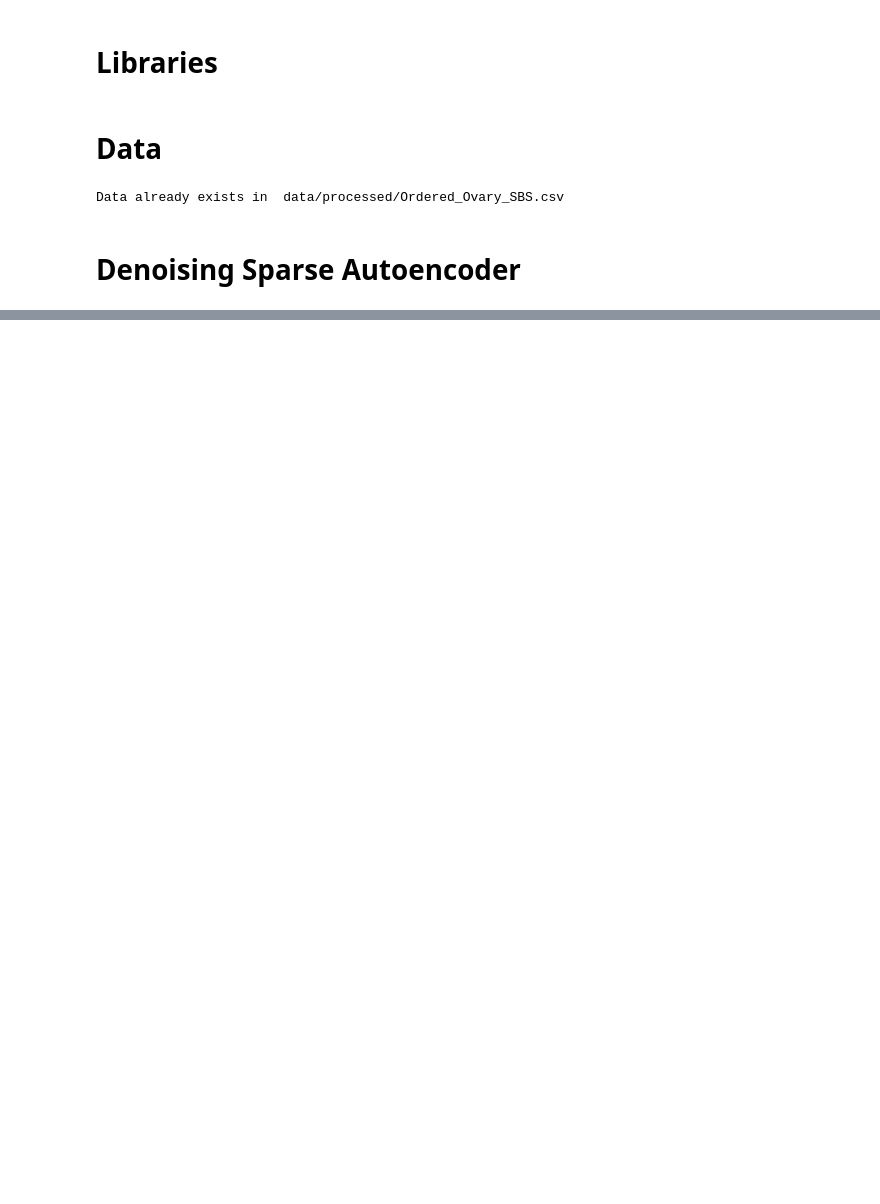
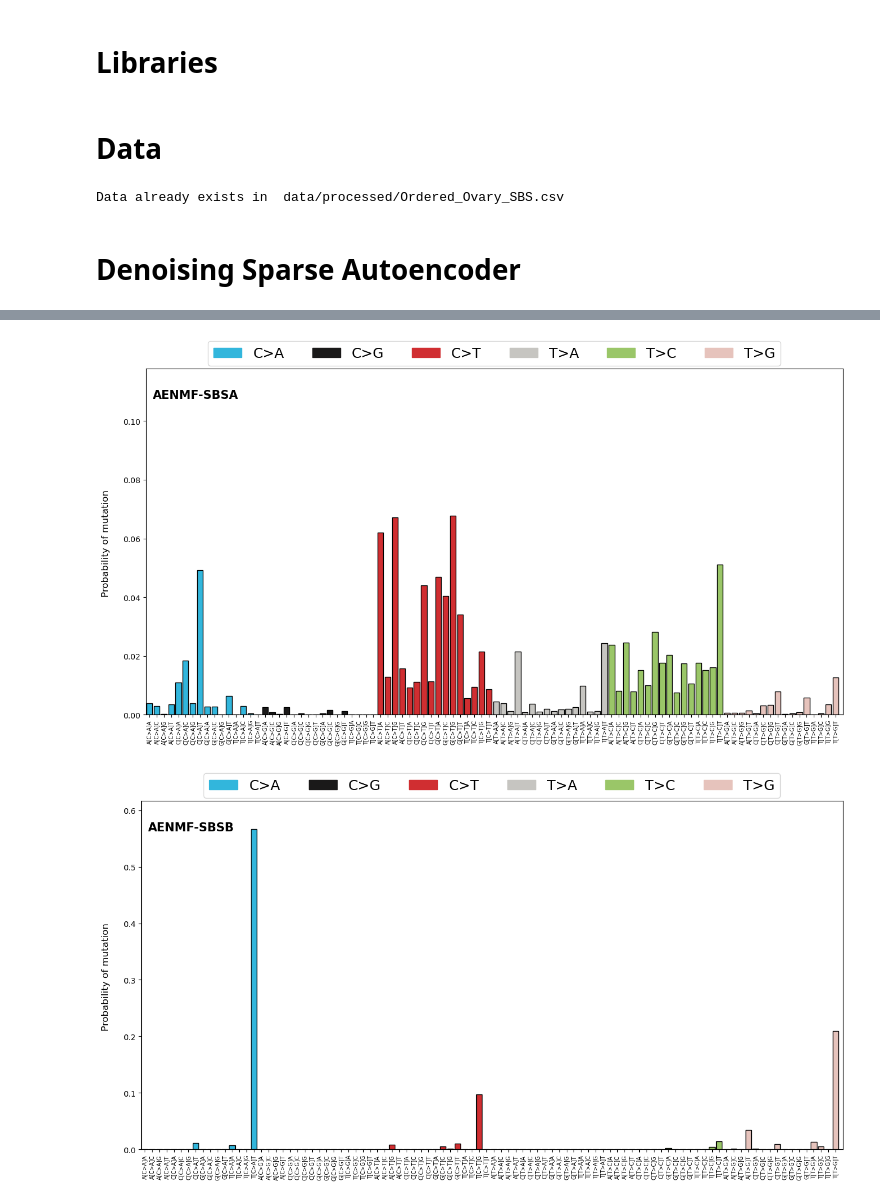
Before and after one commit to 15Max/AEMutSigExtraction, a Jupyter notebook: notebooks/DSAE.ipynb, the cells around one changed output, grey strips where cells are left out. Saved outputs shown, nothing was run; the diff lists cells and outputs as text; code cells hidden in the pictures; blank space fills up the shorter version.

```diff
--- a/notebooks/DSAE.ipynb
+++ b/notebooks/DSAE.ipynb
@@ -153,0 +124,6 @@ Mean similarity of the matched signatures:  0.8302564303100336
+# %%
+df_consensus = pd.DataFrame(consensus_signatures, index = data.index)
+plot_signature(df_consensus, "AENMF consensus signatures")
+# %% [output]
+[figure, added]
+[figure, added]
```
Also changed, not shown: parts of 9 cells of this notebook, 4 other files.
